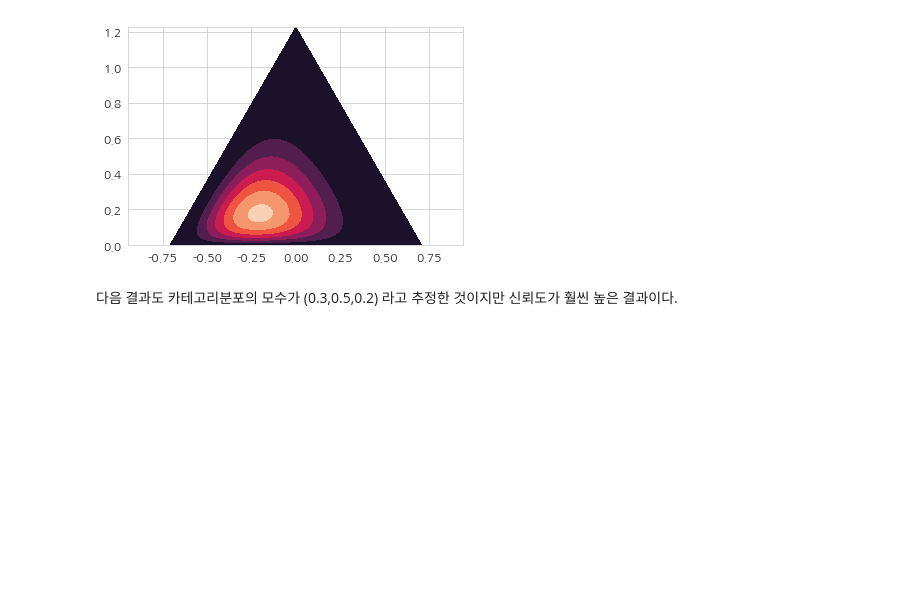
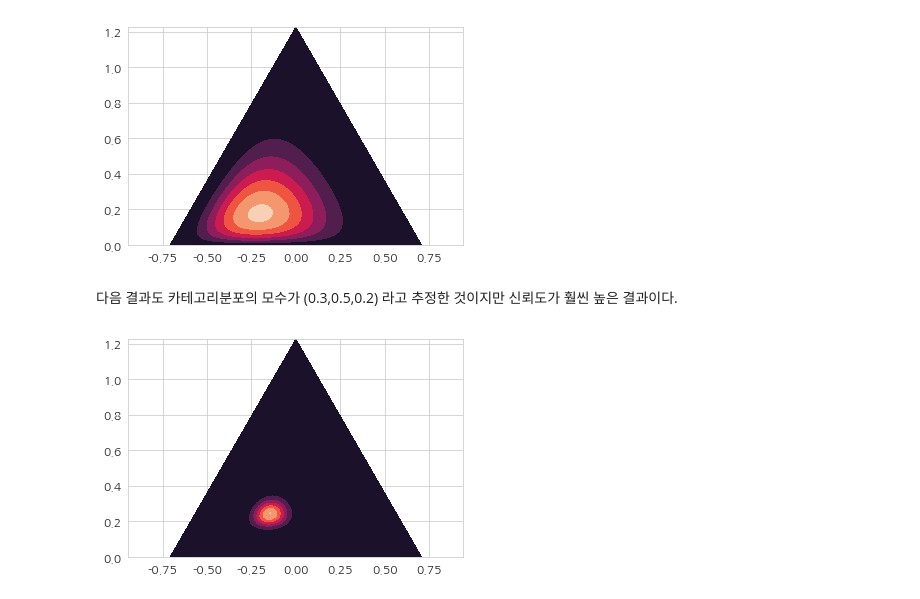
Before and after one commit to tada20001/math, a Jupyter notebook: 8. Scipy로 공부하는 확률분포/7. 7 베타분포, 감마분포, 디리클레 분포.ipynb, the cells around one changed output. Drawn from its saved outputs; the diff is of its cells as text; code cells hidden in the pictures; blank space fills up the shorter version.

```diff
--- a/8. Scipy로 공부하는 확률분포/7. 7 베타분포, 감마분포, 디리클레 분포.ipynb
+++ b/8. Scipy로 공부하는 확률분포/7. 7 베타분포, 감마분포, 디리클레 분포.ipynb
@@ -373,4 +373,9 @@ plt.show()
 # %% [markdown]
 다음 결과도 카테고리분포의 모수가  (0.3,0.5,0.2)  라고 추정한 것이지만 신뢰도가 훨씬 높은 결과이다.
 # %%
-pdf = sp.stats.dirichlet((30, 50, 20)).
+pdf = sp.stats.dirichlet((30, 50, 20)).pdf(XYZ.T)
+plt.tricontourf(triang2, pdf)
+plt.axis("equal")
+plt.show()
+# %% [output]
+[figure, added]
```
